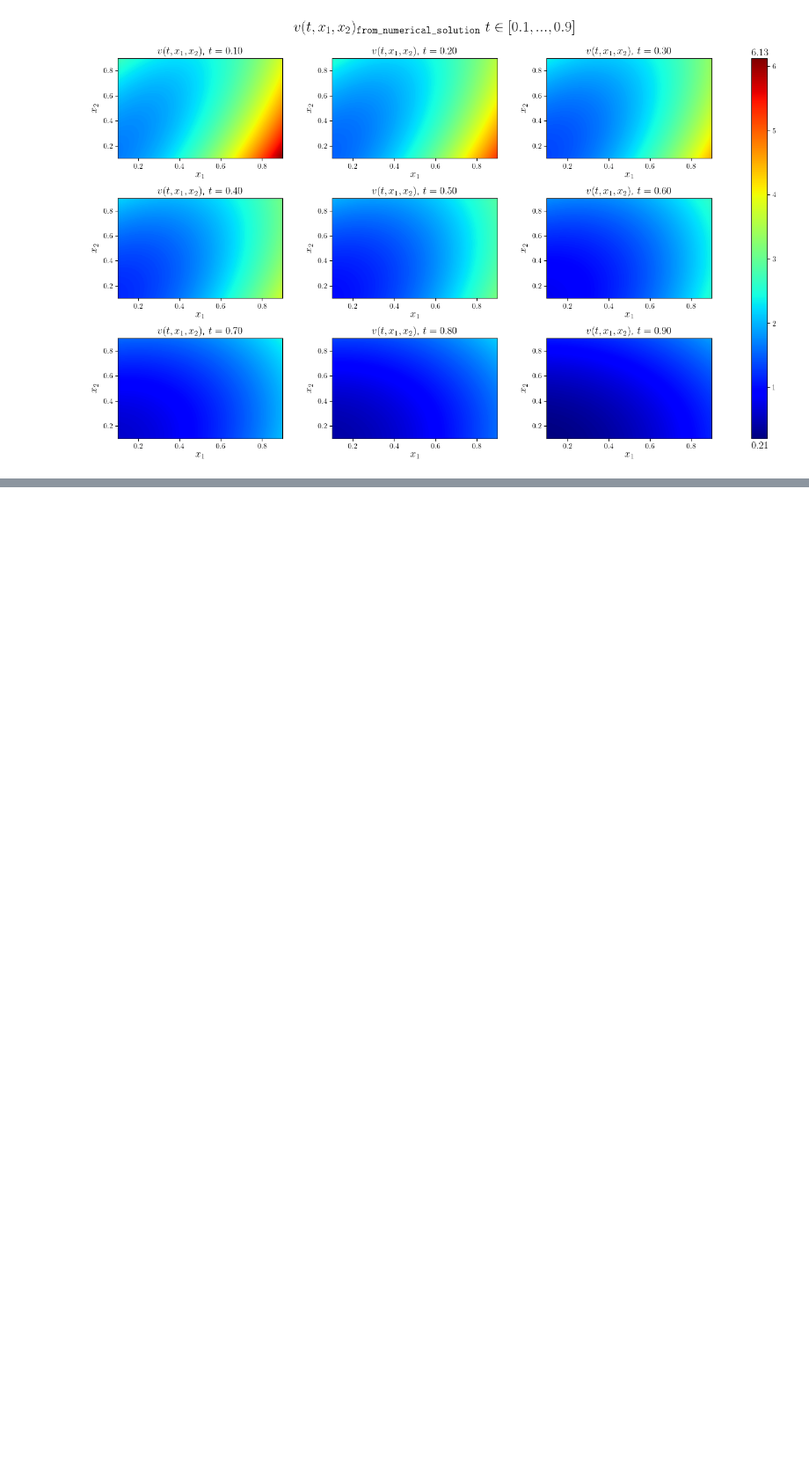
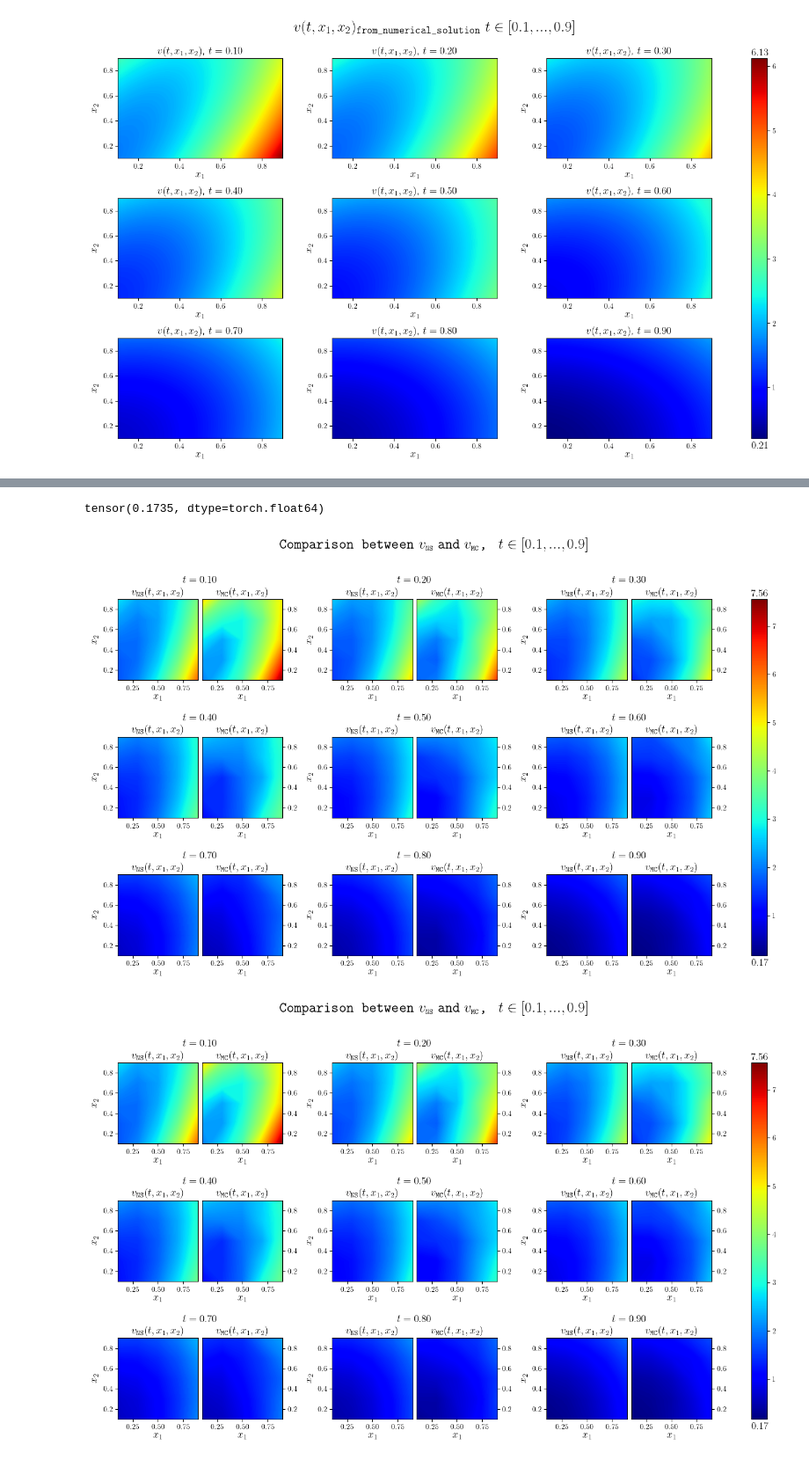
Before and after one commit to Warren12138/SCDAA, a Jupyter notebook: Exercise1_2.ipynb, the cells around one changed output, grey strips where cells are left out. Shown at 88% size. Cells and saved outputs as stored; diff of their text form; code cells hidden in the pictures; blank space fills up the shorter version.

```diff
--- a/Exercise1_2.ipynb
+++ b/Exercise1_2.ipynb
@@ -352,0 +474,2 @@ Inner progress (x = tensor([0.1000, 0.1000], dtype=torch.float64)):
+# %%
+J_processed,_ = torch.min(J_load_test,dim = 1)
@@ -352,0 +496,77 @@ Inner progress (x = tensor([0.1000, 0.1000], dtype=torch.float64)):
+# %%
+value_numerical_reshape = value_numerical.reshape([t_num,x_num[0]*x_num[1]]).view(t_num, x_num[0], x_num[1])
+
+J_processed_reshape = J_processed.reshape([t_num,x_num[0]*x_num[1]]).view(t_num, x_num[0], x_num[1])
+# %%
+torch.min(torch.cat((value_numerical,J_processed),dim = 0))
+# %% [output]
+tensor(0.1735, dtype=torch.float64)
+# %%
+plt.rc('text', usetex=True)
+plt.rc('text.latex', preamble=r'\usepackage{tgschola}')
+value_min = torch.min(torch.cat((value_numerical,J_processed),dim = 0)).numpy()
+value_max = torch.max(torch.cat((value_numerical,J_processed),dim = 0)).numpy()
+
+fig = plt.figure(figsize=(15, 9))
+#创建 3x3 的 GridSpec，每个元素再分成 1x2 的子 GridSpec
+gs = gridspec.GridSpec(3, 3)
+
+cmap = 'jet'
+plt.subplots_adjust(left=0.1, right=0.85, bottom=0.1, top=0.85, wspace=0.3, hspace=0.7)
+for i in range(len(t_batch_i)):  # 假设一共有 9 组数据
+    # 对于每个 GridSpec 位置创建 1x2 的 SubGridSpec
+    subgs = gs[i // 3, i % 3].subgridspec(1, 2, wspace=0.05)
+    # 左子图
+    ax_left = fig.add_subplot(subgs[0, 0])
+    ax_left.contourf(X1.numpy(), X2.numpy(), value_numerical_reshape[i].numpy(), levels=500, cmap=cmap, vmin=value_min, vmax=value_max)
+    ax_left.set_title(r'$v_{\normalsize\texttt{NS}} (t,x_1,x_2)$', fontsize=14)
+    ax_left.set_xlabel(r'$x_1$', labelpad=0, fontsize=14)
+    ax_left.set_ylabel(r'$x_2$', labelpad=6, fontsize=14)
+
+    # 右子图，使用相同的索引i来模拟新数据
+    ax_right = fig.add_subplot(subgs[0, 1])
+    # 假设 value_numerical_reshape_new 是新数据，你需要替换成实际数据
+    ax_right.contourf(X1.numpy(), X2.numpy(), J_processed_reshape[i].numpy(), levels=500, cmap=cmap, vmin=value_min, vmax=value_max)
+    ax_right.set_title(r'$v_{\normalsize\texttt{MC}}(t,x_1,x_2)$', fontsize=14)
+    ax_right.set_xlabel(r'$x_1$', labelpad=0, fontsize=14)
+    ax_right.tick_params(left=False)
+    ax_right.tick_params(labelleft=False)
+    ax_right.tick_params(right=True)
+    ax_right.tick_params(labelright=True)
+    #ax_right.set_ylabel(r'$x_2$', labelpad=6, fontsize=14)
+    pos_left = ax_left.get_position()
+    pos_right = ax_right.get_position()
+
+    # 计算中间位置的x坐标
+    middle_x = (pos_left.x1 + pos_right.x0) / 2
+    group_title = fr"$t = {{{t_batch_i[i]:.2f}}}$"
+    fig.text(middle_x, pos_left.y1 + 0.03, group_title, ha='center', va='bottom', fontsize=14)
+
+
+# x_positions = [0.17, 0.5, 0.83]  # 可能需要调整这些值以适应你的布局
+# for i in range(3):
+#     for j in range(3):
+#         group_title = f"Group {i*3 + j + 1}: t = {t_batch_i[i*3 + j]:.2f}"
+#         plt.figtext(x_positions[j], 0.88 - i*0.32, group_title, ha='center', fontsize=12)
+
+cbaxes = fig.add_axes([0.90, 0.1, 0.02, 0.75])
+cbar = fig.colorbar(plt.cm.ScalarMappable(norm=plt.Normalize(vmin=value_min, vmax=value_max), cmap=cmap), cax=cbaxes, orientation='vertical')
+cbar_ax_pos = cbar.ax.get_position()
+
+text_x = cbar_ax_pos.x0
+text_y_min = cbar_ax_pos.y0
+text_y_max = cbar_ax_pos.y0 + cbar_ax_pos.height
+
+fig.text(text_x, text_y_min-0.025, fr'${{{value_min:.2f}}}$', va='bottom', ha='left',fontsize=14)
+fig.text(text_x, text_y_max+0.02, fr'${{{value_max:.2f}}}$', va='top', ha='left',fontsize=14)
+
+
+fig.suptitle(r'{\rmfamily {\texttt{Comparison between}}  $v_{\normalsize \texttt{NS}}$ {\texttt{and}} $v_{\normalsize\texttt{MC}} ${\texttt{,  }}   $t \in [0.1,...,0.9]$}',fontsize=20)
+# plt.show()
+display(fig)
+
+plt.savefig(file_path_MC_FSS+'/'+f'Comparion_over_time_horizon_{x_num[0]}x{x_num[1]}.eps', format='eps', dpi=600)
+plt.savefig(file_path_MC_FSS+'/'+f'Comparion_over_time_horizon_{x_num[0]}x{x_num[1]}.png', format='png', dpi=600)
+# %% [output]
+[figure, added]
+[figure, added]
```
Also changed, not shown: parts of 18 cells of this notebook, 19 other files.
